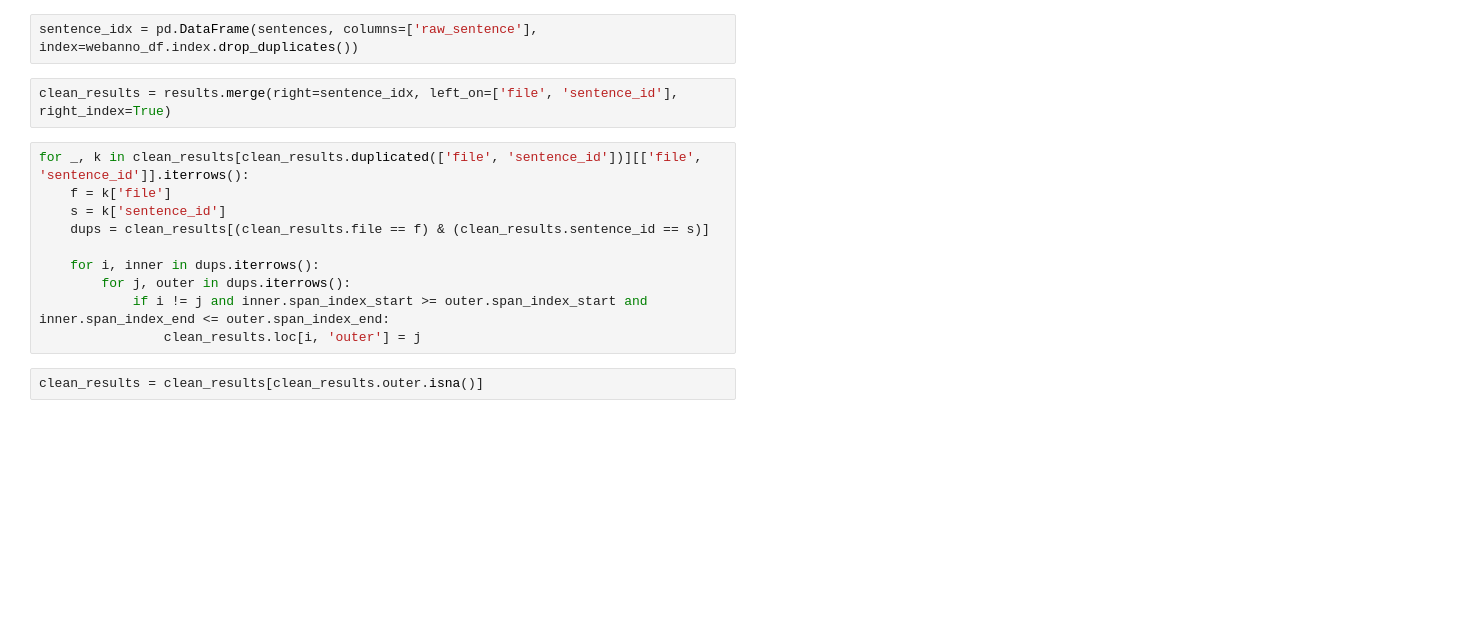
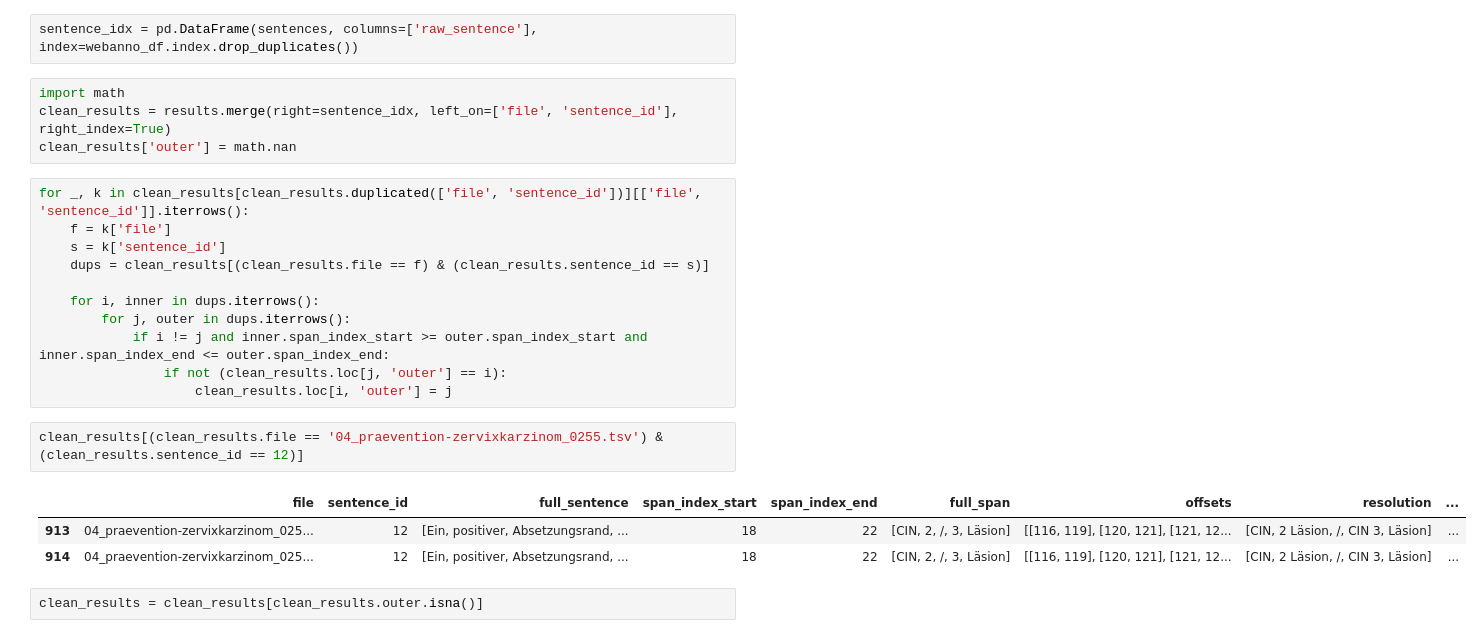
Before and after one commit to hpi-dhc/ggponc_annotation, a Jupyter notebook: notebooks/05_Ellipses.ipynb, the cells around one changed output. Drawn from its saved outputs; the diff is of its cells as text; blank space fills up the shorter version.

```diff
--- a/notebooks/05_Ellipses.ipynb
+++ b/notebooks/05_Ellipses.ipynb
@@ -80,7 +77,9 @@ Wall time: 2min 12s
 # %%
 sentence_idx = pd.DataFrame(sentences, columns=['raw_sentence'], index=webanno_df.index.drop_duplicates())
 # %%
+import math
 clean_results = results.merge(right=sentence_idx, left_on=['file', 'sentence_id'], right_index=True)
+clean_results['outer'] = math.nan
 # %%
 for _, k in clean_results[clean_results.duplicated(['file', 'sentence_id'])][['file', 'sentence_id']].iterrows():
     f = k['file']
@@ -90,7 +89,14 @@ for _, k in clean_results[clean_results.duplicated(['file', 'sentence_id'])][['f
     for i, inner in dups.iterrows():
         for j, outer in dups.iterrows():
             if i != j and inner.span_index_start >= outer.span_index_start and inner.span_index_end <= outer.span_index_end:
-                clean_results.loc[i, 'outer'] = j
+                if not (clean_results.loc[j, 'outer'] == i):
+                    clean_results.loc[i, 'outer'] = j
+# %%
+clean_results[(clean_results.file == '04_praevention-zervixkarzinom_0255.tsv') & (clean_results.sentence_id == 12)]
+# %% [output]
+|  | file | sentence_id | full_sentence | span_index_start | span_index_end | full_span | offsets | resolution | ... |
+| 913 | 04_praevention-zervixkarzinom_025... | 12 | [Ein, positiver, Absetzungsrand, ... | 18 | 22 | [CIN, 2, /, 3, Läsion] | [[116, 119], [120, 121], [121, 12... | [CIN, 2 Läsion, /, CIN 3, Läsion] | ... |
+| 914 | 04_praevention-zervixkarzinom_025... | 12 | [Ein, positiver, Absetzungsrand, ... | 18 | 22 | [CIN, 2, /, 3, Läsion] | [[116, 119], [120, 121], [121, 12... | [CIN, 2 Läsion, /, CIN 3, Läsion] | ... |
 # %%
 clean_results = clean_results[clean_results.outer.isna()]
 # %%
```
Also changed, not shown: parts of 17 cells of this notebook.
